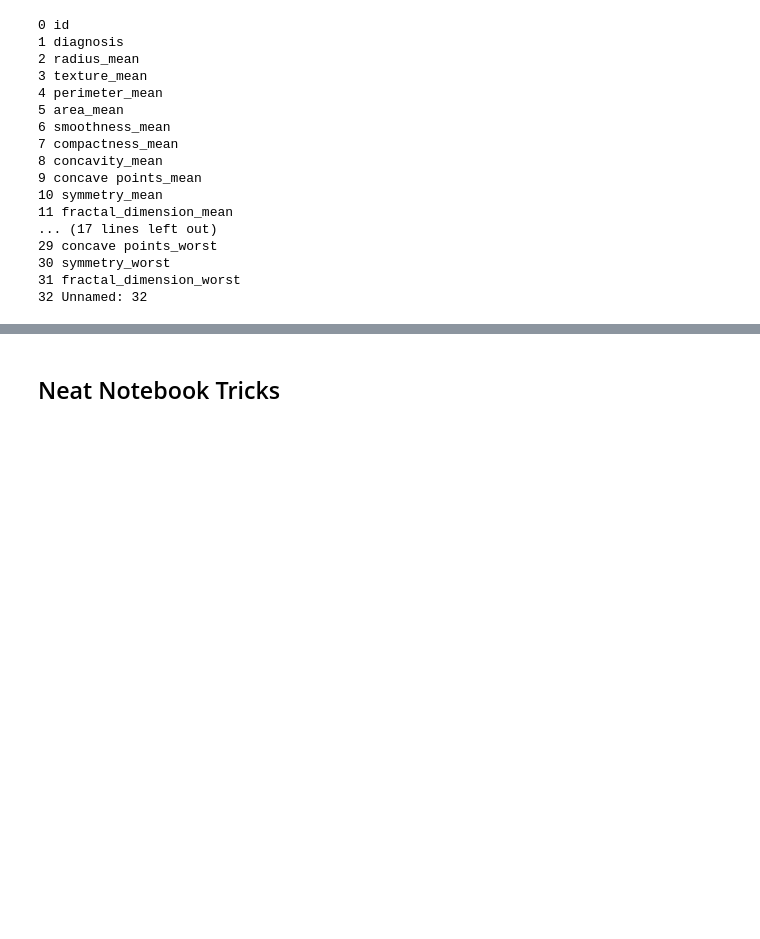
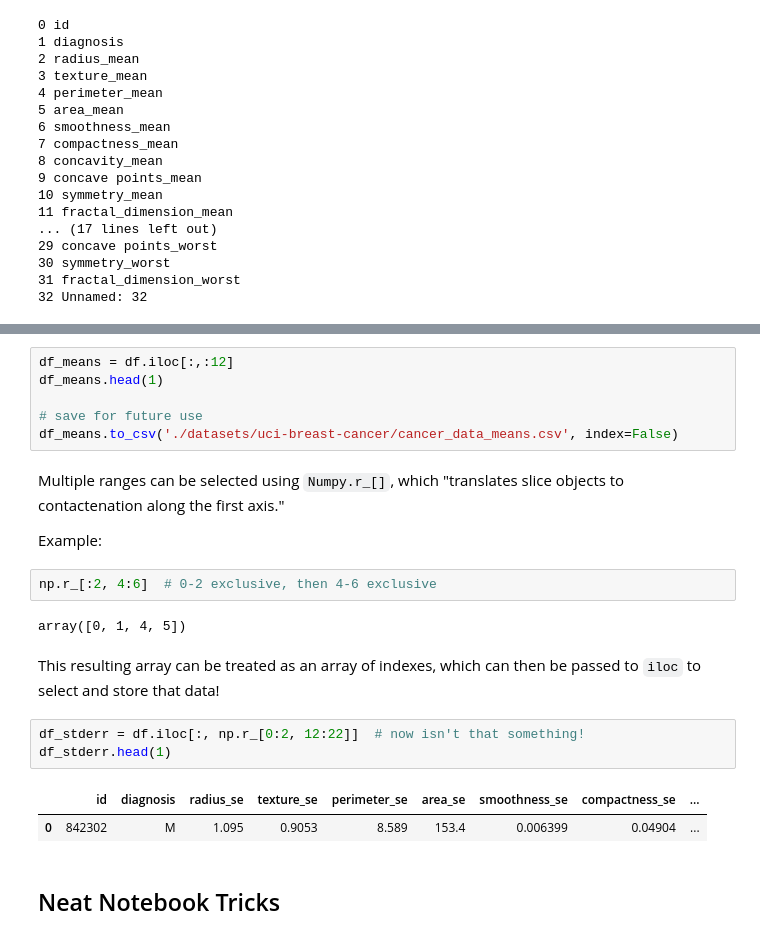
Before and after one commit to birbarino/Python-Projects, a Jupyter notebook: intro-to-ds/scratchpad-but-jupyter.ipynb, the cells around one changed output, grey strips where cells are left out. Drawn from its saved outputs; the diff is of its cells as text; blank space fills up the shorter version.

```diff
--- a/intro-to-ds/scratchpad-but-jupyter.ipynb
+++ b/intro-to-ds/scratchpad-but-jupyter.ipynb
@@ -92,3 +248,25 @@ for i, label in enumerate(data.columns):
+# %%
+df_means = df.iloc[:,:12]
+df_means.head(1)
+
+# save for future use
+df_means.to_csv('./datasets/uci-breast-cancer/cancer_data_means.csv', index=False)
+# %% [markdown]
+Multiple ranges can be selected using `Numpy.r_[]`, which "translates slice objects to contactenation along the first axis."
+
+Example:
+# %%
+np.r_[:2, 4:6]  # 0-2 exclusive, then 4-6 exclusive
+# %% [output]
+array([0, 1, 4, 5])
+# %% [markdown]
+This resulting array can be treated as an array of indexes, which can then be passed to `iloc` to select and store that data!
+# %%
+df_stderr = df.iloc[:, np.r_[0:2, 12:22]]  # now isn't that something!
+df_stderr.head(1)
+# %% [output]
+|  | id | diagnosis | radius_se | texture_se | perimeter_se | area_se | smoothness_se | compactness_se | ... |
+| 0 | 842302 | M | 1.095 | 0.9053 | 8.589 | 153.4 | 0.006399 | 0.04904 | ... |
 # %% [markdown]
 ## Neat Notebook Tricks
 # %% [markdown]
```
Also changed, not shown: parts of 23 cells of this notebook, 7 other files.
